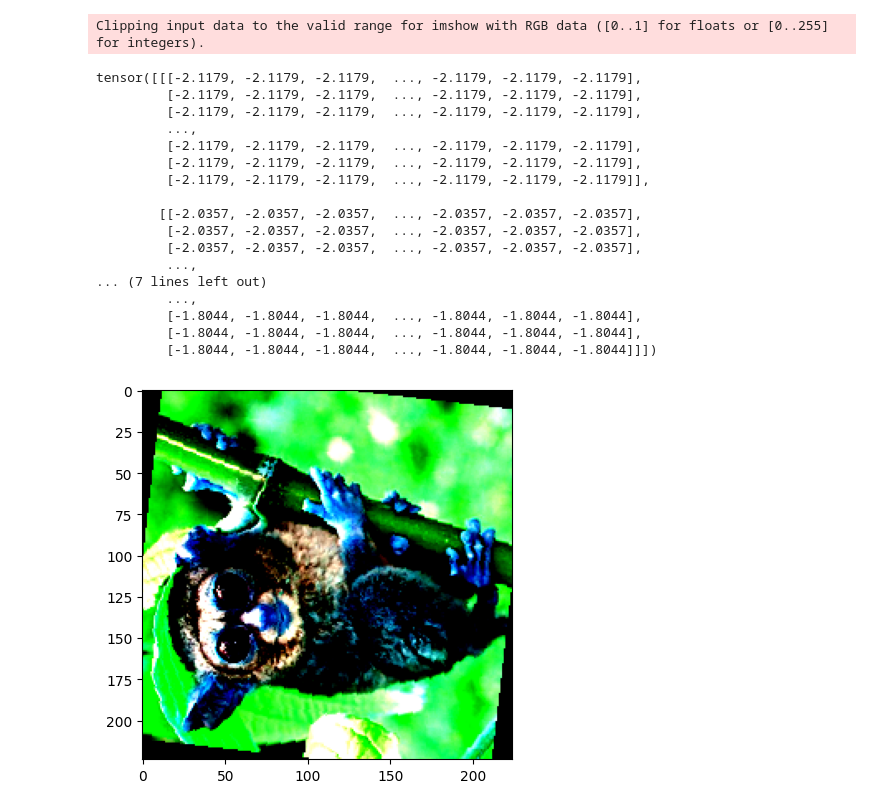
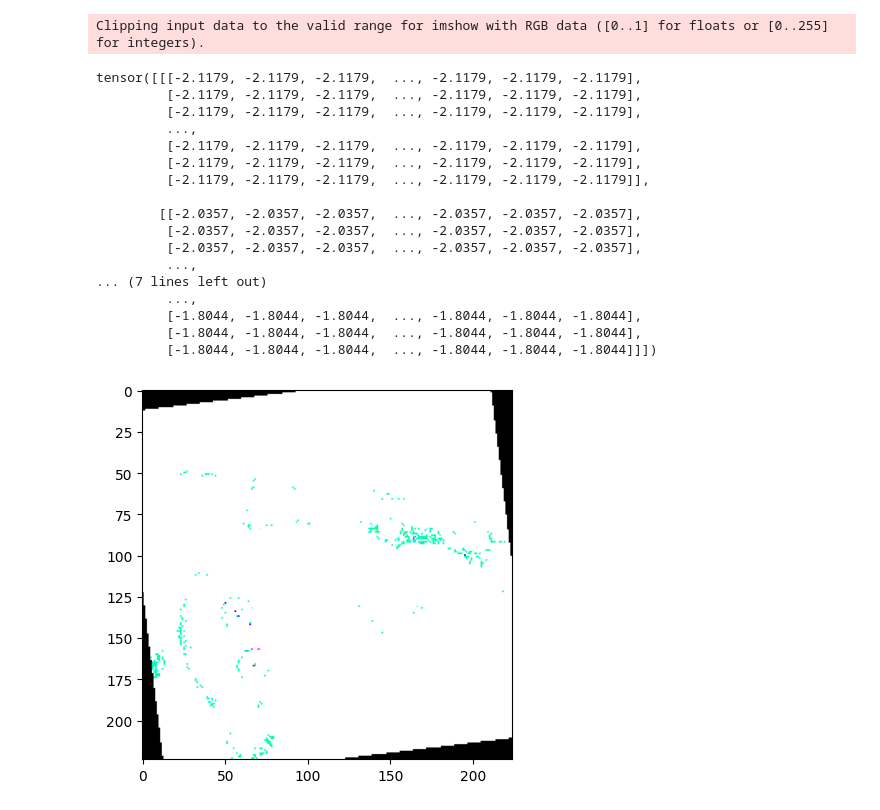
Before and after one commit to mysInma/Pathological-Myopia, a Jupyter notebook: notebooks/tests_transformations.ipynb, the cells around one changed output. Saved outputs shown, nothing was run; the diff lists cells and outputs as text; code cells hidden in the pictures.

Commit message:
transformations fixed

```diff
--- a/notebooks/tests_transformations.ipynb
+++ b/notebooks/tests_transformations.ipynb
@@ -13,8 +14,9 @@ from utils.transformations import CustomTransformations
 # %%
 #PRUEBA DE UNA IMAGEN
 #image = Image.open('../test/H0001.jpg')
-image = Image.open('../test/tarsero.jpg')
-transform = transforms.ToTensor()
+# image = Image.open('../test/tarsero.jpg')
+image = read_image("../test/tarsero.jpg").float()
+transform = transforms
 
 # Definir la media y la desviación estándar que se utilizarán en la normalización
 mean = [0.485, 0.456, 0.406]
@@ -23,33 +25,33 @@ std = [0.229, 0.224, 0.225]
 # Crear una instancia de la clase CustomTransformations
 custom_transforms = CustomTransformations(mean, std)
 
 # Aplicar la transformación a la imagen
 transformed_image = custom_transforms(image)
 print(transformed_image)
 
 
 img = (transformed_image.T).detach().numpy()
 plt.imshow(cv2.cvtColor(img, cv2.COLOR_BGR2RGB))
 plt.show()
 # %% [output]
 Clipping input data to the valid range for imshow with RGB data ([0..1] for floats or [0..255] for integers).
 tensor([[[-2.1179, -2.1179, -2.1179,  ..., -2.1179, -2.1179, -2.1179],
          [-2.1179, -2.1179, -2.1179,  ..., -2.1179, -2.1179, -2.1179],
          [-2.1179, -2.1179, -2.1179,  ..., -2.1179, -2.1179, -2.1179],
          ...,
          [-2.1179, -2.1179, -2.1179,  ..., -2.1179, -2.1179, -2.1179],
          [-2.1179, -2.1179, -2.1179,  ..., -2.1179, -2.1179, -2.1179],
          [-2.1179, -2.1179, -2.1179,  ..., -2.1179, -2.1179, -2.1179]],
 
         [[-2.0357, -2.0357, -2.0357,  ..., -2.0357, -2.0357, -2.0357],
          [-2.0357, -2.0357, -2.0357,  ..., -2.0357, -2.0357, -2.0357],
          [-2.0357, -2.0357, -2.0357,  ..., -2.0357, -2.0357, -2.0357],
          ...,
 ... (7 lines left out)
          ...,
          [-1.8044, -1.8044, -1.8044,  ..., -1.8044, -1.8044, -1.8044],
          [-1.8044, -1.8044, -1.8044,  ..., -1.8044, -1.8044, -1.8044],
          [-1.8044, -1.8044, -1.8044,  ..., -1.8044, -1.8044, -1.8044]]])
-[figure, old version]
+[figure, new version]
 # %%
 train_transforms = transforms.Compose([
```
Also changed, not shown: parts of 3 cells of this notebook, 4 other files.
